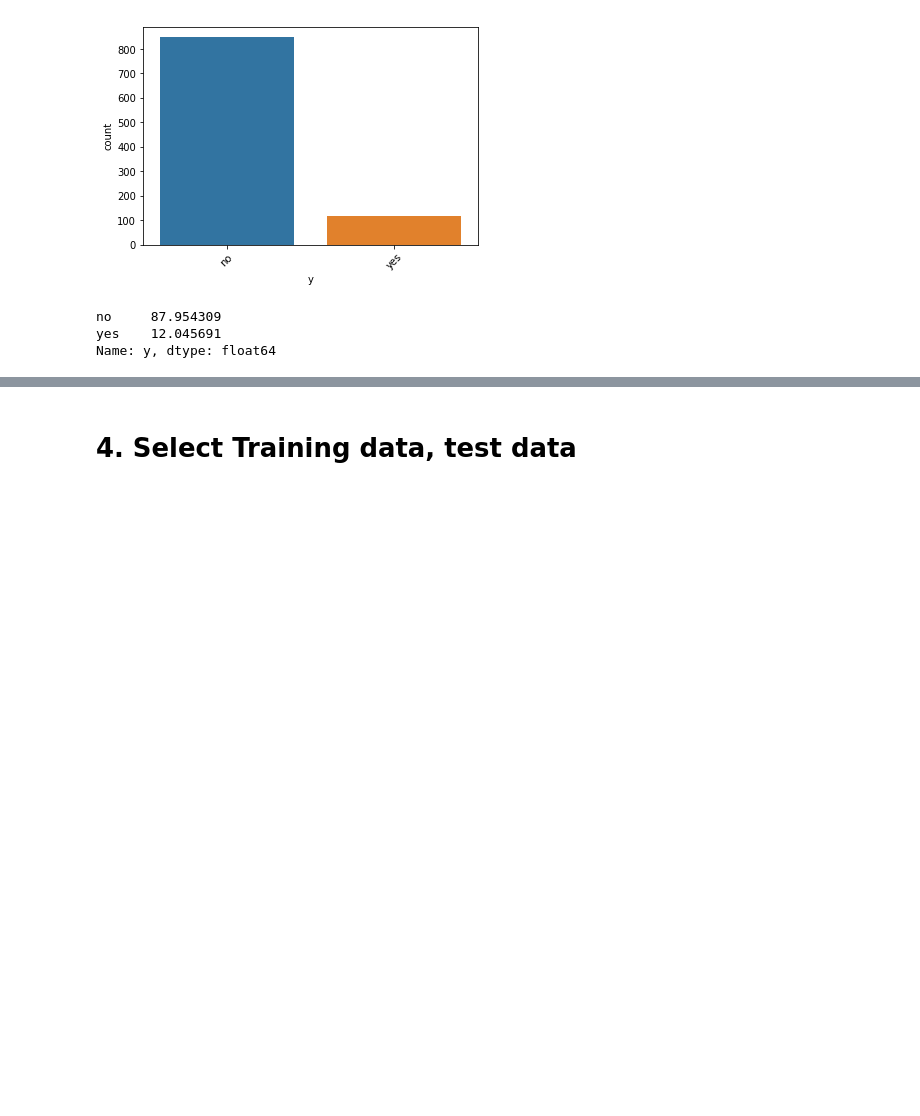
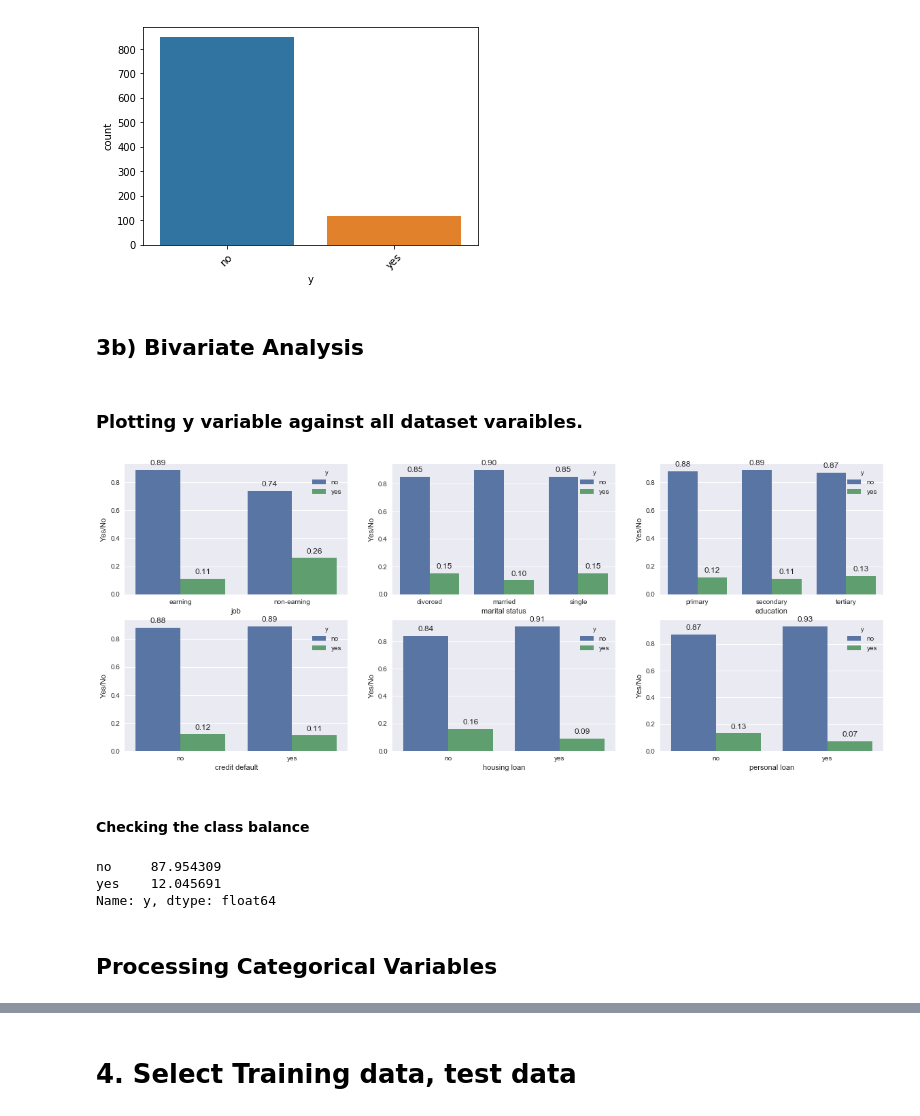
Before and after one commit to pankajanand26/bits_dm, a Jupyter notebook: Assignment1/Assignment_Aakash.ipynb, the cells around one changed output, grey strips where cells are left out. Saved outputs shown, nothing was run; the diff lists cells and outputs as text; code cells hidden in the pictures; blank space fills up the shorter version.

```diff
--- a/Assignment1/Assignment_Aakash.ipynb
+++ b/Assignment1/Assignment_Aakash.ipynb
@@ -301,4 +349,31 @@ plt.xticks(rotation=45)
 # %% [output]
 (array([0, 1]), <a list of 2 Text xticklabel objects>)
 [figure]
+# %% [markdown]
+## 3b) Bivariate Analysis
+# %%
+def bivariate_analysis(column, y, subplot):
+    rcParams['figure.figsize'] = 20,12
+    sb.set(font_scale=1)
+    plt.subplot(3,3,subplot)
+    ctb=pd.crosstab(main_df[column], main_df[y]).apply(lambda r: round(r/r.sum(),2), axis=1)
+    stacked = ctb.stack().reset_index().rename(columns={0:'percentage'})
+    ax = sb.barplot(x=stacked[column], y=stacked.percentage, hue=stacked[y])
+    ax.set_xticklabels(ax.get_xticklabels(), rotation=0)
+    ax.set_xlabel(column)
+    ax.set_ylabel("Yes/No")
+    for p in ax.patches:
+        ax.annotate(format(p.get_height(), '.2f'), (p.get_x() + p.get_width() / 2., p.get_height()), ha = 'center', va = 'center', xytext = (0, 10), textcoords = 'offset points')
+# %% [markdown]
+### Plotting y variable against all dataset varaibles.
+# %%
+i=1
+for column in main_df.columns[0:(len(main_df.columns)-1)]:
+    if (main_df[column].dtypes == 'object'):
+        bivariate_analysis(column,'y',i)
+        i=i+1
+# %% [output]
+[figure, added]
+# %% [markdown]
+#### Checking the class balance
 # %%
@@ -309,3 +382,5 @@ main_df['y'].value_counts()*100/len(main_df)
 no     87.954309
 yes    12.045691
 Name: y, dtype: float64
+# %% [markdown]
+## Processing Categorical Variables
```
Also changed, not shown: parts of 94 cells of this notebook.
